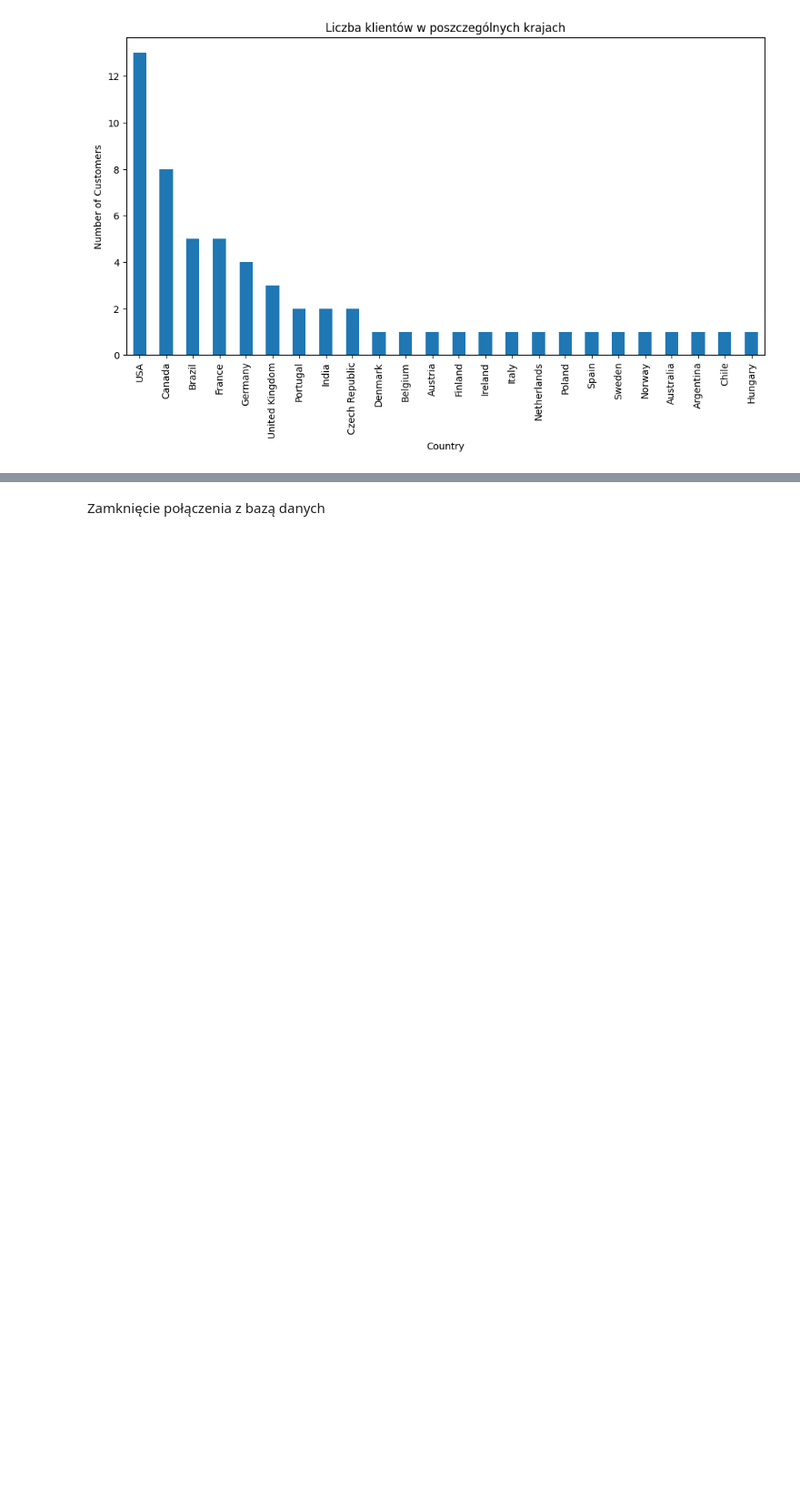
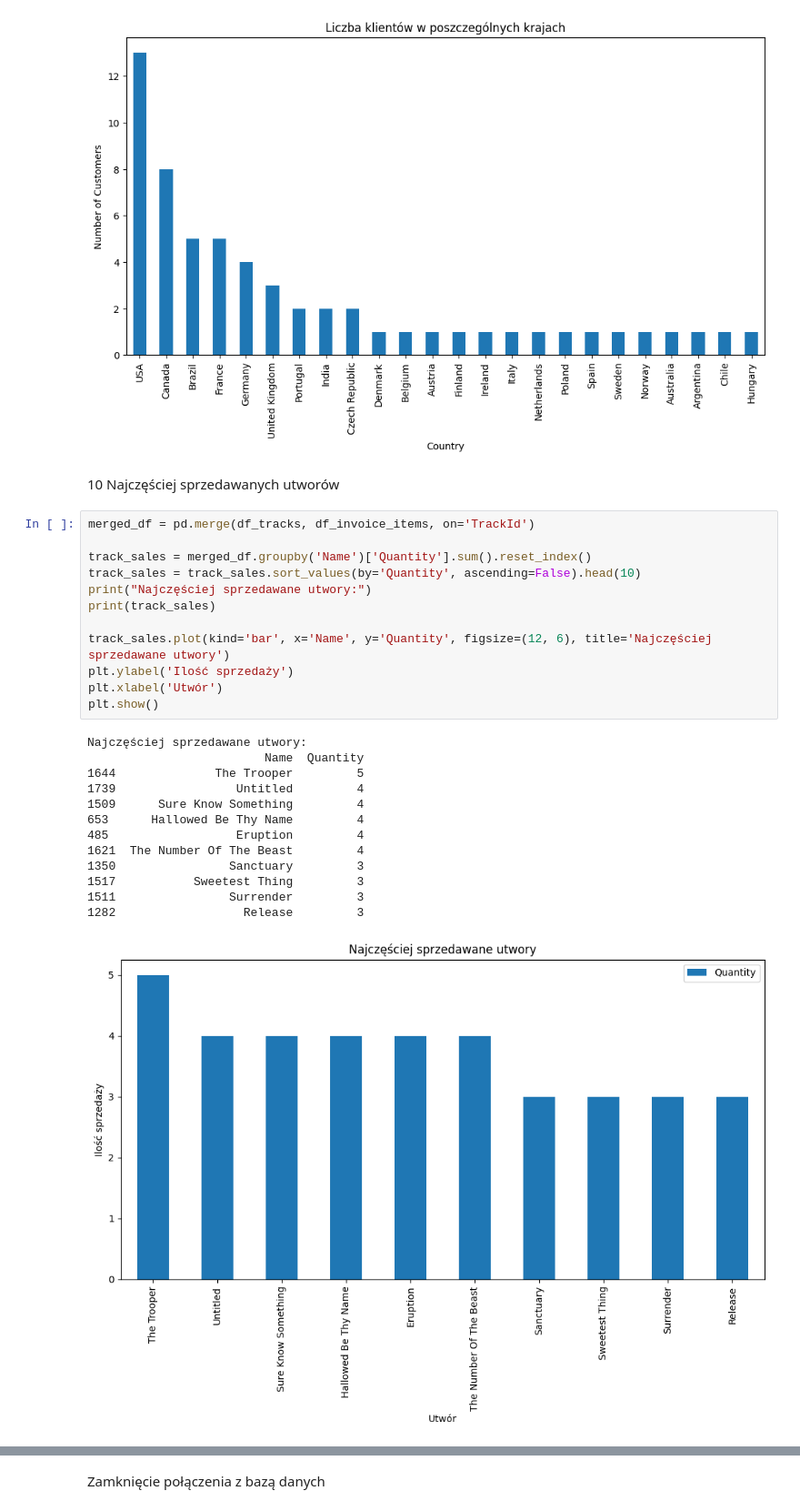
Before and after one commit to Bartek-Szewczyk/pandasProject, a Jupyter notebook: pandas.ipynb, the cells around one changed output, grey strips where cells are left out. Shown: that part at 91% size. Cells and saved outputs as stored; diff of their text form; blank space fills up the shorter version.

```diff
--- a/pandas.ipynb
+++ b/pandas.ipynb
@@ -215,3 +215,31 @@ plt.xlabel('Country')
 plt.show()
 # %% [output]
 [figure]
+# %% [markdown]
+10 Najczęściej sprzedawanych utworów
+# %%
+merged_df = pd.merge(df_tracks, df_invoice_items, on='TrackId')
+
+track_sales = merged_df.groupby('Name')['Quantity'].sum().reset_index()
+track_sales = track_sales.sort_values(by='Quantity', ascending=False).head(10)
+print("Najczęściej sprzedawane utwory:")
+print(track_sales)
+
+track_sales.plot(kind='bar', x='Name', y='Quantity', figsize=(12, 6), title='Najczęściej sprzedawane utwory')
+plt.ylabel('Ilość sprzedaży')
+plt.xlabel('Utwór')
+plt.show()
+# %% [output]
+Najczęściej sprzedawane utwory:
+                         Name  Quantity
+1644              The Trooper         5
+1739                 Untitled         4
+1509      Sure Know Something         4
+653      Hallowed Be Thy Name         4
+485                  Eruption         4
+1621  The Number Of The Beast         4
+1350                Sanctuary         3
+1517           Sweetest Thing         3
+1511                Surrender         3
+1282                  Release         3
+[figure, added]
```
Also changed, not shown: parts of 2 cells of this notebook.
